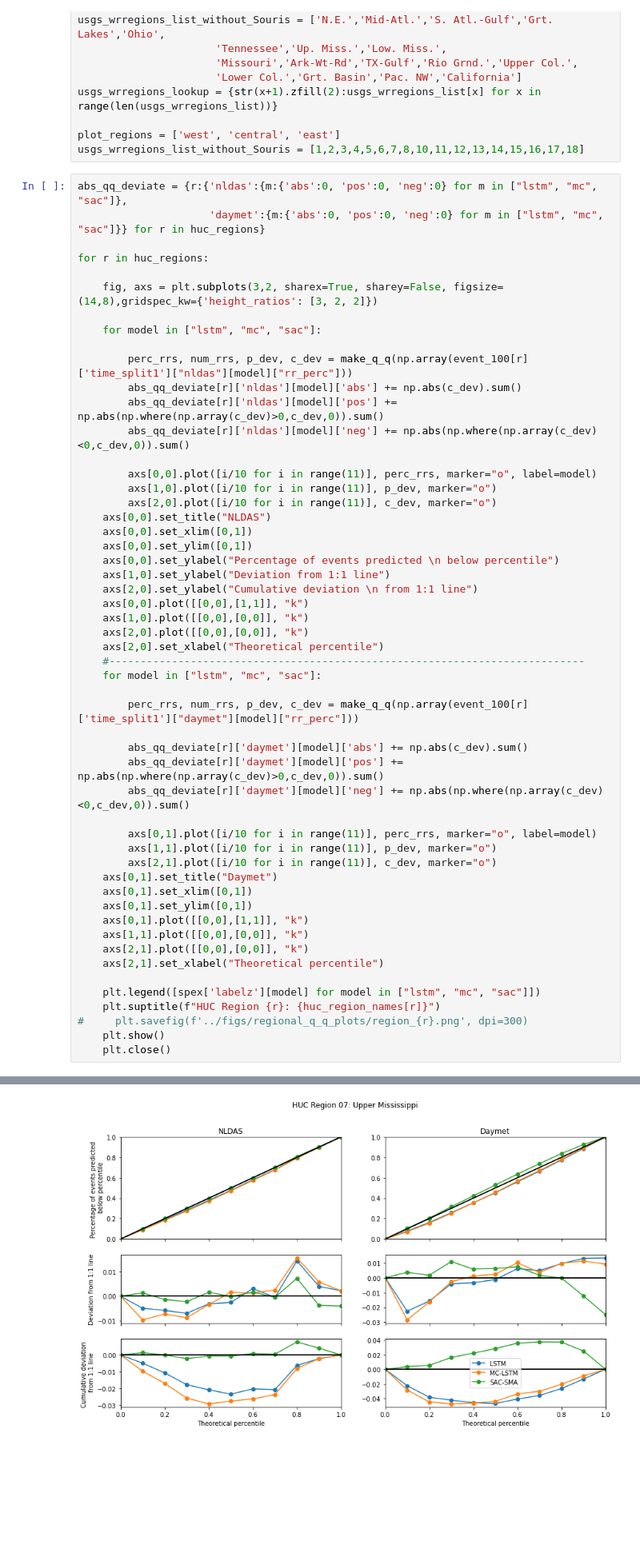
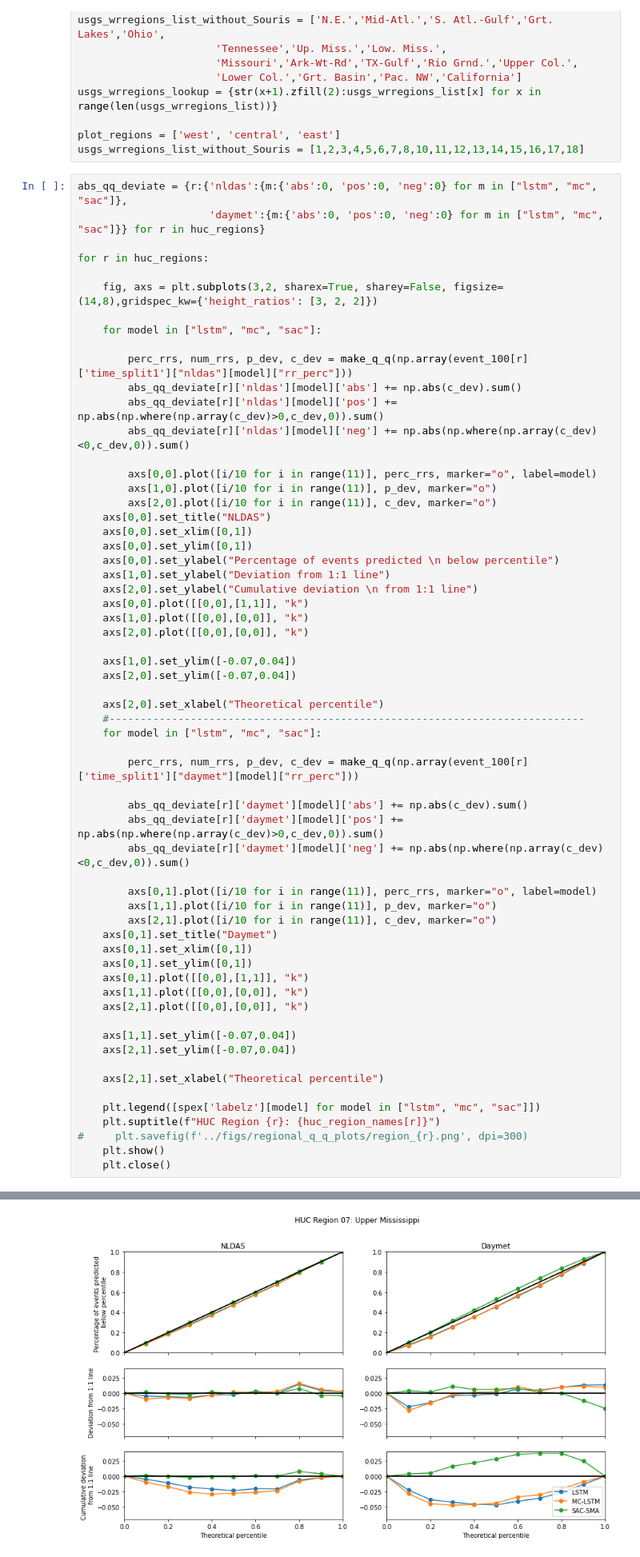
Before and after one commit to jmframe/mclstm_2021_mass_balance, a Jupyter notebook: results/events_analysis_regional.ipynb, the cells around one changed output, grey strips where cells are left out. Shown at 80% size. Drawn from its saved outputs; the diff is of its cells as text; blank space fills up the shorter version.

```diff
--- a/results/events_analysis_regional.ipynb
+++ b/results/events_analysis_regional.ipynb
@@ -1142,6 +1142,10 @@ for r in huc_regions:
     axs[0,0].plot([[0,0],[1,1]], "k")
     axs[1,0].plot([[0,0],[0,0]], "k")
     axs[2,0].plot([[0,0],[0,0]], "k")
+
+    axs[1,0].set_ylim([-0.07,0.04])
+    axs[2,0].set_ylim([-0.07,0.04])
+
     axs[2,0].set_xlabel("Theoretical percentile")
     #----------------------------------------------------------------------------
     for model in ["lstm", "mc", "sac"]:
@@ -1161,6 +1165,10 @@ for r in huc_regions:
     axs[0,1].plot([[0,0],[1,1]], "k")
     axs[1,1].plot([[0,0],[0,0]], "k")
     axs[2,1].plot([[0,0],[0,0]], "k")
+
+    axs[1,1].set_ylim([-0.07,0.04])
+    axs[2,1].set_ylim([-0.07,0.04])
+
     axs[2,1].set_xlabel("Theoretical percentile")
 
     plt.legend([spex['labelz'][model] for model in ["lstm", "mc", "sac"]])
@@ -1178 +1186 @@ for r in huc_regions:
-[figure, old version]
+[figure, new version]
```
Also changed, not shown: parts of 1 cell of this notebook, 1 other file.
